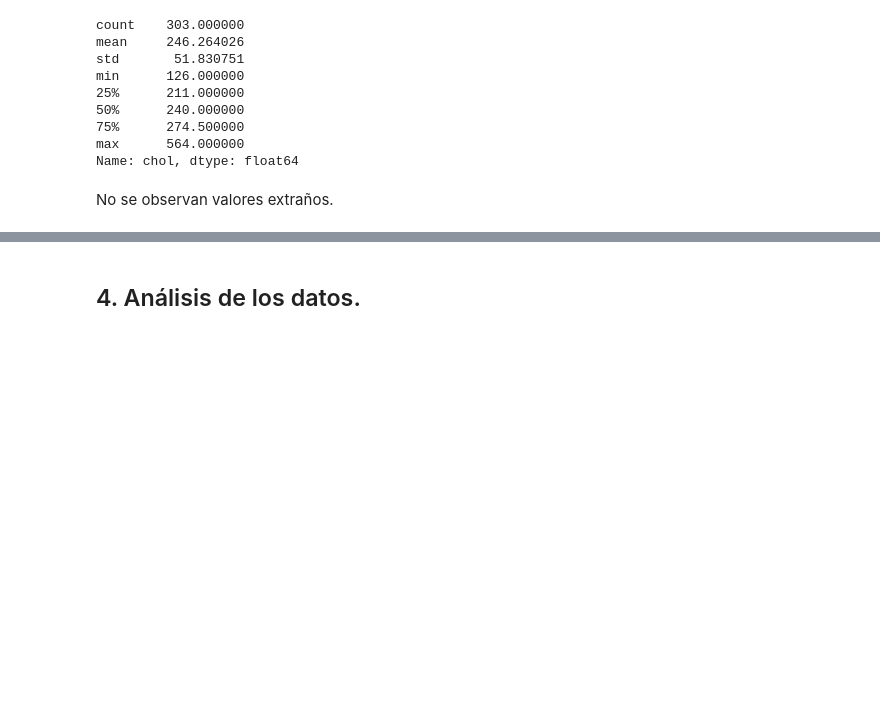
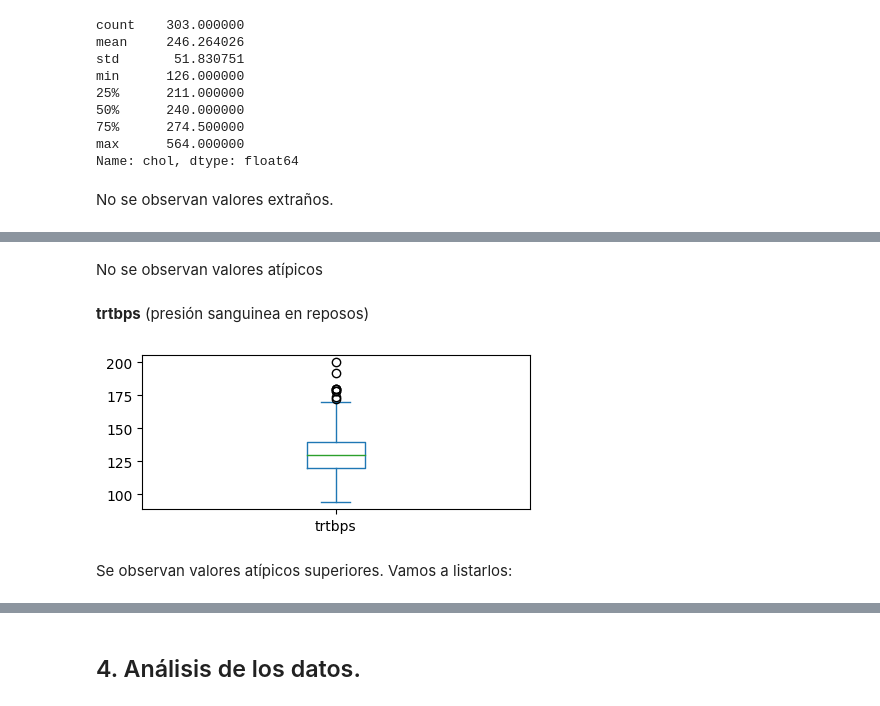
Before and after one commit to Carlos-Perez-Ha/PRA2, a Jupyter notebook: Heart_attack_analysis.ipynb, the cells around one changed output, grey strips where cells are left out. Drawn from its saved outputs; the diff is of its cells as text; code cells hidden in the pictures; blank space fills up the shorter version.

```diff
--- a/Heart_attack_analysis.ipynb
+++ b/Heart_attack_analysis.ipynb
@@ -168,0 +251,10 @@ No se observan valores extraños.
+# %% [markdown]
+No se observan valores atípicos
+# %% [markdown]
+**trtbps** (presión sanguinea en reposos)
+# %%
+bp = df.trtbps.plot.box(figsize=(5, 2))
+# %% [output]
+[figure, added]
+# %% [markdown]
+Se observan valores atípicos superiores. Vamos a listarlos:
```
Also changed, not shown: parts of 31 cells of this notebook, 1 other file.
